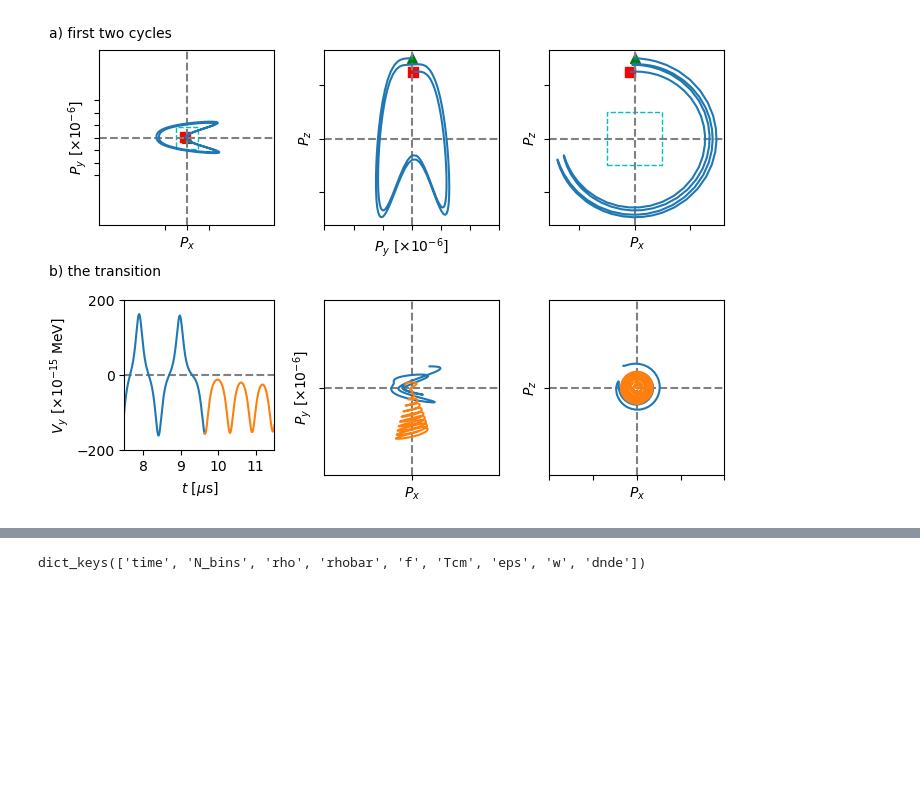
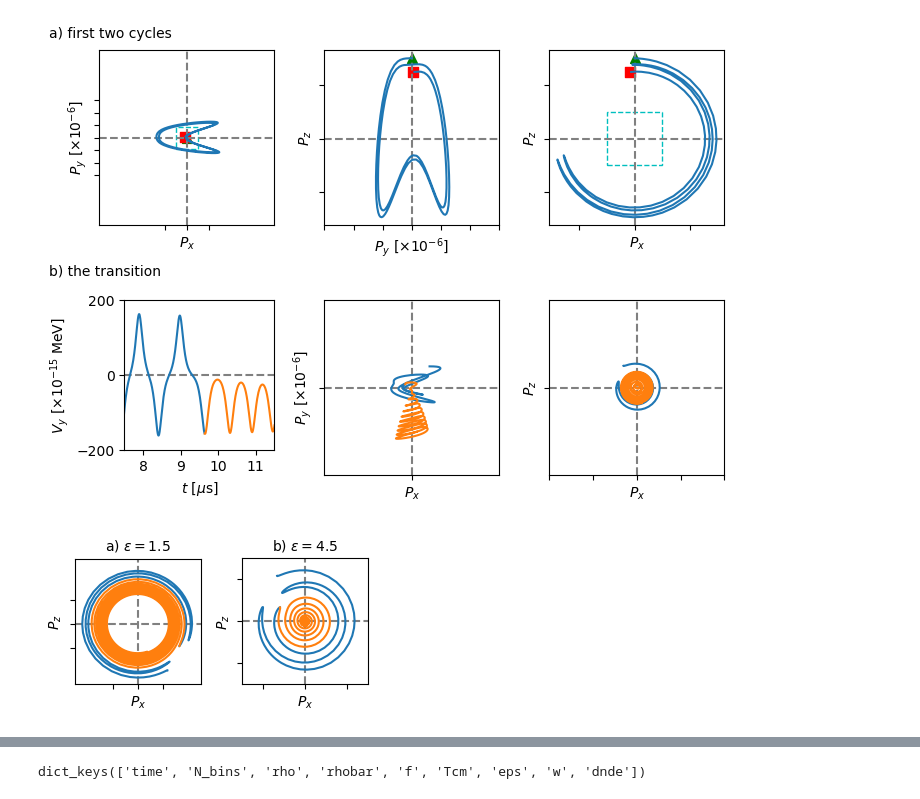
Before and after one commit to nuLABatUSD/QKESolveMPI, a Jupyter notebook: analysis/CompareBloch.ipynb, the cells around one changed output, grey strips where cells are left out. Saved outputs shown, nothing was run; the diff lists cells and outputs as text; code cells hidden in the pictures; blank space fills up the shorter version.

```diff
--- a/analysis/CompareBloch.ipynb
+++ b/analysis/CompareBloch.ipynb
@@ -453,3 +450,52 @@ plt.savefig("Bloch.pdf", bbox_inches='tight')
 [figure]
 [figure]
 [figure]
+# %%
+fig, axes = plt.subplots(nrows=1, ncols=2, figsize=(3.5, 2.5))
+
+# Access each plot using indexing
+xz1 = axes[0]
+xz2 = axes[1]
+
+
+bloch = [xz1, xz2]
+
+for ax in bloch:
+    ax.axhline(0, c='0.50', ls='--')
+    ax.axvline(0, c='0.50', ls='--')
+
+label_fontsize = 10
+
+eps_index = 15
+
+xz1.set_box_aspect(1)
+xz1.plot(Px[t_index[44]:t_index[50],15], Pz[t_index[44]:t_index[50],15])
+xz1.plot(Px[t_index[50]:,15], Pz[t_index[50]:,15])
+xz1.set_ylabel(r"$P_z$", fontsize=label_fontsize)
+xz1.set_xlabel(r"$P_x$", fontsize=label_fontsize)
+xz1.set_xticks([-0.05, 0, 0.05])
+xz1.set_yticks([-0.05, 0, 0.05])
+xz1.tick_params(labelbottom=False, labelleft=False)
+xz1.set_xlim(-0.125,0.125)
+xz1.set_ylim(-0.125,0.135)
+xz1.set_title(r"a) $\epsilon = 1.5$", fontsize = label_fontsize)
+
+
+
+eps_index = 45
+
+xz2.set_box_aspect(1)
+xz2.plot(Px[t_index[44]:t_index[50],eps_index], Pz[t_index[44]:t_index[50],eps_index])
+xz2.plot(Px[t_index[50]:,eps_index], Pz[t_index[50]:,eps_index])
+xz2.set_ylabel(r"$P_z$", fontsize=label_fontsize)
+xz2.set_xlabel(r"$P_x$", fontsize=label_fontsize)
+xz2.set_xticks([-0.05, 0, 0.05])
+xz2.set_yticks([-0.05, 0, 0.05])
+xz2.tick_params(labelbottom=False, labelleft=False)
+xz2.set_xlim(-0.075,0.075)
+xz2.set_ylim(-0.075,0.075)
+xz2.set_title(r"b) $\epsilon = 4.5$", fontsize = label_fontsize)
+
+plt.tight_layout()
+# %% [output]
+[figure, added]
```
Also changed, not shown: parts of 2 cells of this notebook.
